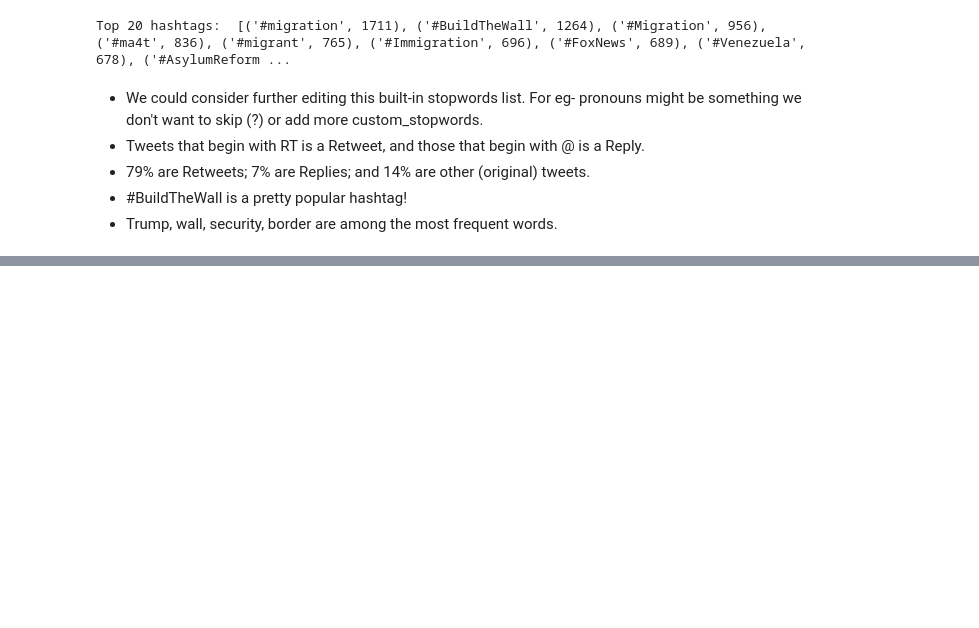
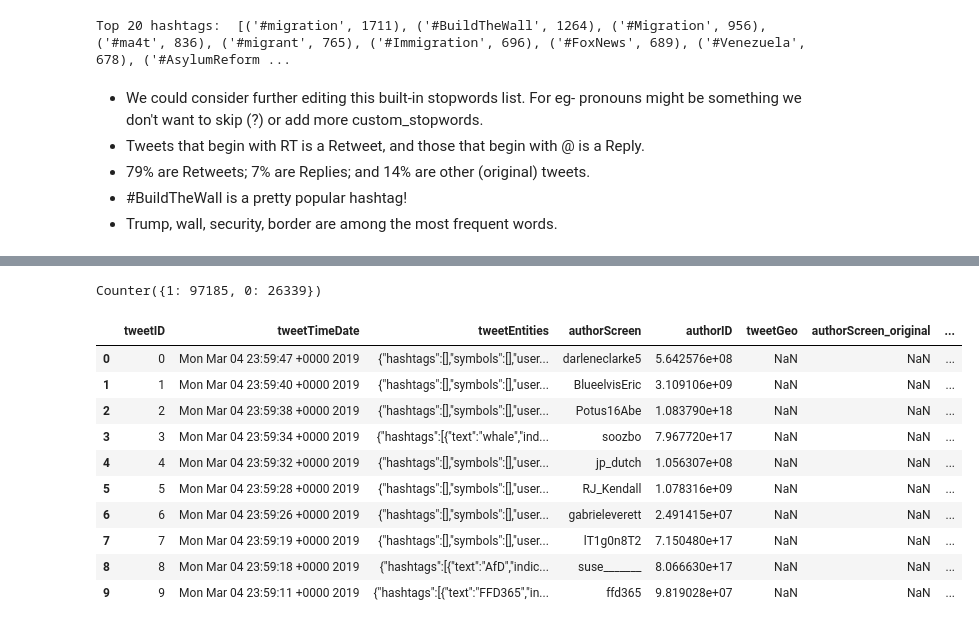
Before and after one commit to menyalas/llcu612Project, a Jupyter notebook: Tweets-Analysis.ipynb, the cells around one changed output, grey strips where cells are left out. Cells and saved outputs as stored; diff of their text form; code cells hidden in the pictures; blank space fills up the shorter version.

```diff
--- a/Tweets-Analysis.ipynb
+++ b/Tweets-Analysis.ipynb
@@ -152,0 +135,25 @@ Top 20 hashtags:  [('#migration', 1711), ('#BuildTheWall', 1264), ('#Migration',
+# %%
+# Drop 'time' and id_str column and rename columns:
+df.drop(['time', 'id_str'], axis=1, inplace=True)
+df = df.rename(columns={"from_user":"authorScreen",
+                        "text":"tweetText",
+                        "created_at":"tweetTimeDate",
+                        "geo_coordinates":"tweetGeo",
+                        "user_lang":"authorLang",
+                        "in_reply_to_user_id_str":"authorID_original",
+                        "in_reply_to_screen_name":"authorScreen_original",
+                        "from_user_id_str":"authorID",
+                        "in_reply_to_status_id_str":"tweetID_original",
+                        "source":"tweetMethod",
+                        "profile_image_url":"authorPicture",
+                        "user_followers_count":"authorFollower",
+                        "user_friends_count":"authorFriend",
+                        "user_location":"authorLocation",
+                        "status_url":"tweetURL",
+                        "entities_str":"tweetEntities"})
+
+
+# Adding tweetID column:
+df.reset_index(inplace=True)
+df.rename(columns={'index':'tweetID'}, inplace=True)
+df.head()
@@ -152,0 +167,32 @@ Top 20 hashtags:  [('#migration', 1711), ('#BuildTheWall', 1264), ('#Migration',
+# %%
+map_tweetID_RTorNot = {}
+
+map_tweetID_tweetText = dict([tuple(x) for x in df[['tweetID', 'tweetText']].values])
+
+for ID, text in map_tweetID_tweetText.items():
+    if text.startswith('RT'):
+        map_tweetID_RTorNot[ID] = 1
+    else:
+        map_tweetID_RTorNot[ID] = 0
+# %%
+# Reconfirming the values:
+from collections import Counter
+Counter(map_tweetID_RTorNot.values())
+# %% [output]
+Counter({1: 97185, 0: 26339})
+# %%
+df['isRetweet'] = df['tweetID'].map(map_tweetID_RTorNot)
+# %%
+df.head(10)
+# %% [output]
+|  | tweetID | tweetTimeDate | tweetEntities | authorScreen | authorID | tweetGeo | authorScreen_original | ... |
+| 0 | 0 | Mon Mar 04 23:59:47 +0000 2019 | {"hashtags":[],"symbols":[],"user... | darleneclarke5 | 5.642576e+08 | NaN | NaN | ... |
+| 1 | 1 | Mon Mar 04 23:59:40 +0000 2019 | {"hashtags":[],"symbols":[],"user... | BlueelvisEric | 3.109106e+09 | NaN | NaN | ... |
+| 2 | 2 | Mon Mar 04 23:59:38 +0000 2019 | {"hashtags":[],"symbols":[],"user... | Potus16Abe | 1.083790e+18 | NaN | NaN | ... |
+| 3 | 3 | Mon Mar 04 23:59:34 +0000 2019 | {"hashtags":[{"text":"whale","ind... | soozbo | 7.967720e+17 | NaN | NaN | ... |
+| 4 | 4 | Mon Mar 04 23:59:32 +0000 2019 | {"hashtags":[],"symbols":[],"user... | jp_dutch | 1.056307e+08 | NaN | NaN | ... |
+| 5 | 5 | Mon Mar 04 23:59:28 +0000 2019 | {"hashtags":[],"symbols":[],"user... | RJ_Kendall | 1.078316e+09 | NaN | NaN | ... |
+| 6 | 6 | Mon Mar 04 23:59:26 +0000 2019 | {"hashtags":[],"symbols":[],"user... | gabrieleverett | 2.491415e+07 | NaN | NaN | ... |
+| 7 | 7 | Mon Mar 04 23:59:19 +0000 2019 | {"hashtags":[],"symbols":[],"user... | lT1g0n8T2 | 7.150480e+17 | NaN | NaN | ... |
+| 8 | 8 | Mon Mar 04 23:59:18 +0000 2019 | {"hashtags":[{"text":"AfD","indic... | suse_______ | 8.066630e+17 | NaN | NaN | ... |
+| 9 | 9 | Mon Mar 04 23:59:11 +0000 2019 | {"hashtags":[{"text":"FFD365","in... | ffd365 | 9.819028e+07 | NaN | NaN | ... |
```
Also changed, not shown: parts of 14 cells of this notebook.
